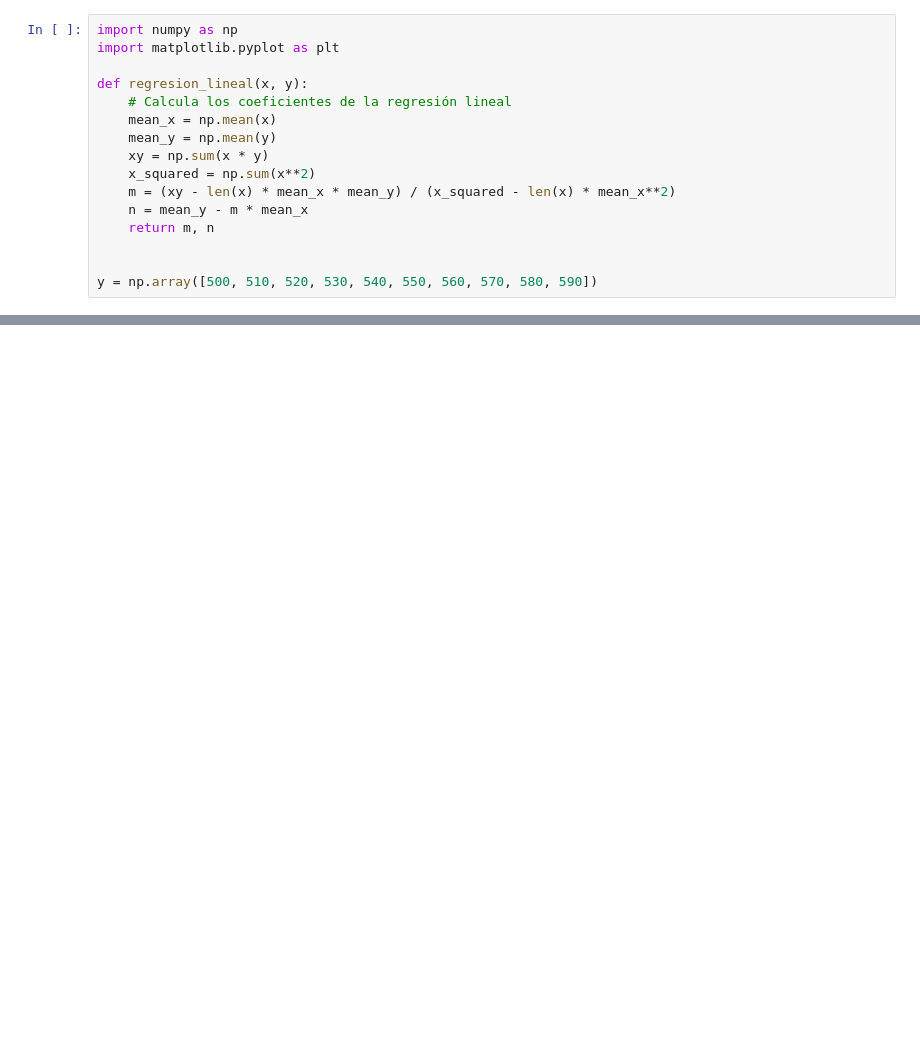
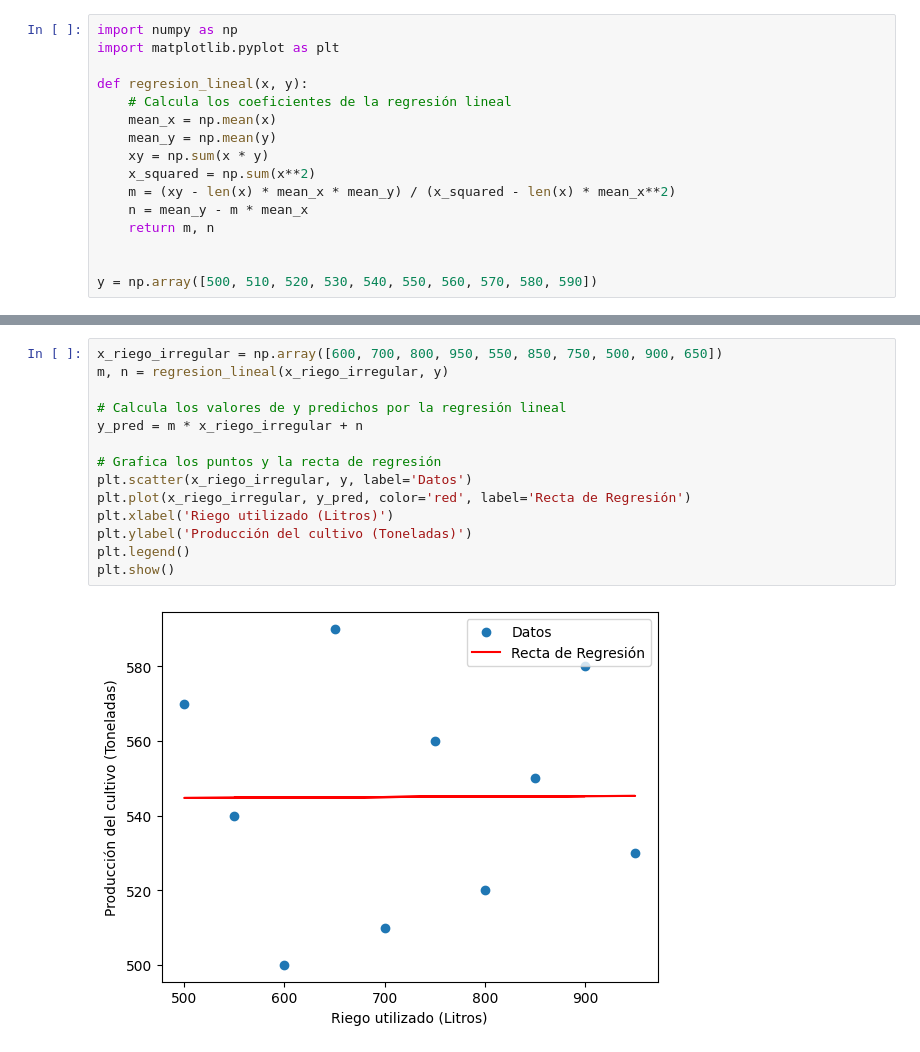
Before and after one commit to PatricioFigueroa/Informe-m-todo-num-rico, a Jupyter notebook: Método_Numerico.ipynb, the cells around one changed output, grey strips where cells are left out. Saved outputs shown, nothing was run; the diff lists cells and outputs as text; blank space fills up the shorter version.

```diff
--- a/Método_Numerico.ipynb
+++ b/Método_Numerico.ipynb
@@ -34,0 +51,16 @@ plt.show()
+# %%
+x_riego_irregular = np.array([600, 700, 800, 950, 550, 850, 750, 500, 900, 650])
+m, n = regresion_lineal(x_riego_irregular, y)
+
+# Calcula los valores de y predichos por la regresión lineal
+y_pred = m * x_riego_irregular + n
+
+# Grafica los puntos y la recta de regresión
+plt.scatter(x_riego_irregular, y, label='Datos')
+plt.plot(x_riego_irregular, y_pred, color='red', label='Recta de Regresión')
+plt.xlabel('Riego utilizado (Litros)')
+plt.ylabel('Producción del cultivo (Toneladas)')
+plt.legend()
+plt.show()
+# %% [output]
+[figure, added]
```
Also changed, not shown: parts of 4 cells of this notebook.
